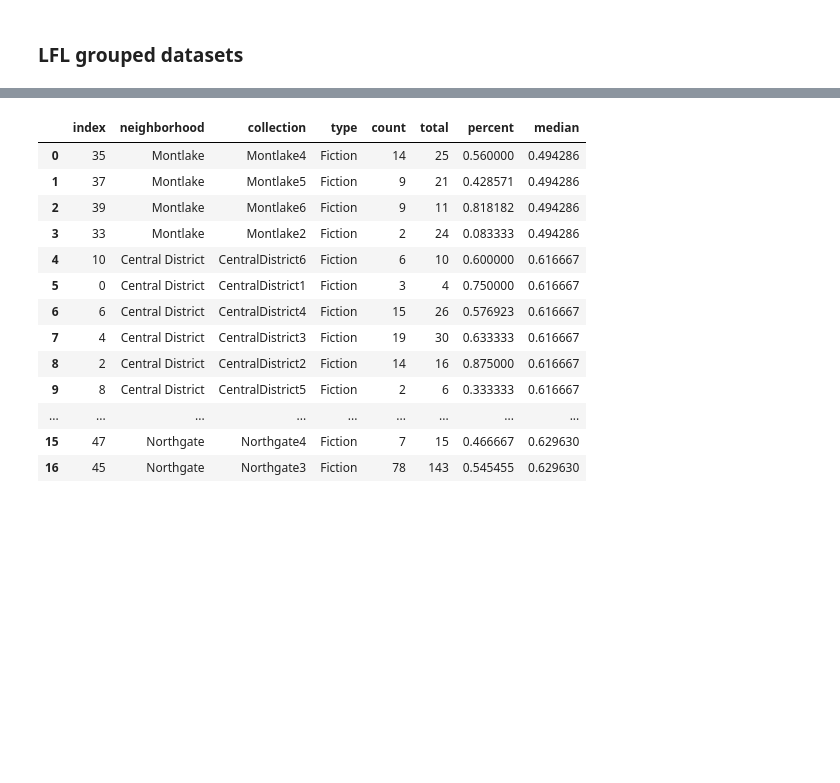
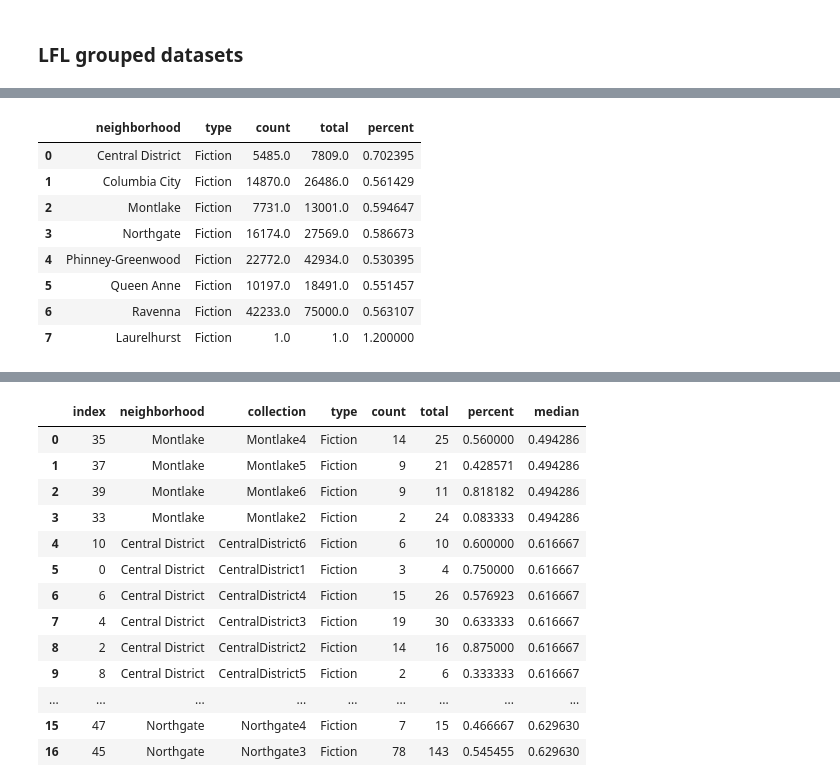
Before and after one commit to amckennafoster/seattle-littlefreelibrary, a Jupyter notebook: code/LFL-Analysis.ipynb, the cells around one changed output, grey strips where cells are left out. Saved outputs shown, nothing was run; the diff lists cells and outputs as text; code cells hidden in the pictures; blank space fills up the shorter version.

```diff
--- a/code/LFL-Analysis.ipynb
+++ b/code/LFL-Analysis.ipynb
@@ -172,0 +196,16 @@ memory usage: 74.7+ KB
+# %%
+#Open SPL fiction dataframe from the Get SPL Book Data jupyter file np.NaN
+ficSPL = pd.read_csv('SPL-fiction.csv',encoding='utf-8')
+laurel = {'neighborhood': ['Laurelhurst'], 'type': ['Fiction'], 'count': [1.0], 'total':[1.0],'percent':[1.2]}
+dflaurel = pd.DataFrame(data=laurel)
+ficSPL.append(dflaurel, ignore_index=True) # uses ignore_index to create a new index
+# %% [output]
+|  | neighborhood | type | count | total | percent |
+| 0 | Central District | Fiction | 5485.0 | 7809.0 | 0.702395 |
+| 1 | Columbia City | Fiction | 14870.0 | 26486.0 | 0.561429 |
+| 2 | Montlake | Fiction | 7731.0 | 13001.0 | 0.594647 |
+| 3 | Northgate | Fiction | 16174.0 | 27569.0 | 0.586673 |
+| 4 | Phinney-Greenwood | Fiction | 22772.0 | 42934.0 | 0.530395 |
+| 5 | Queen Anne | Fiction | 10197.0 | 18491.0 | 0.551457 |
+| 6 | Ravenna | Fiction | 42233.0 | 75000.0 | 0.563107 |
+| 7 | Laurelhurst | Fiction | 1.0 | 1.0 | 1.200000 |
```
Also changed, not shown: parts of 5 cells of this notebook, 1 other file.
